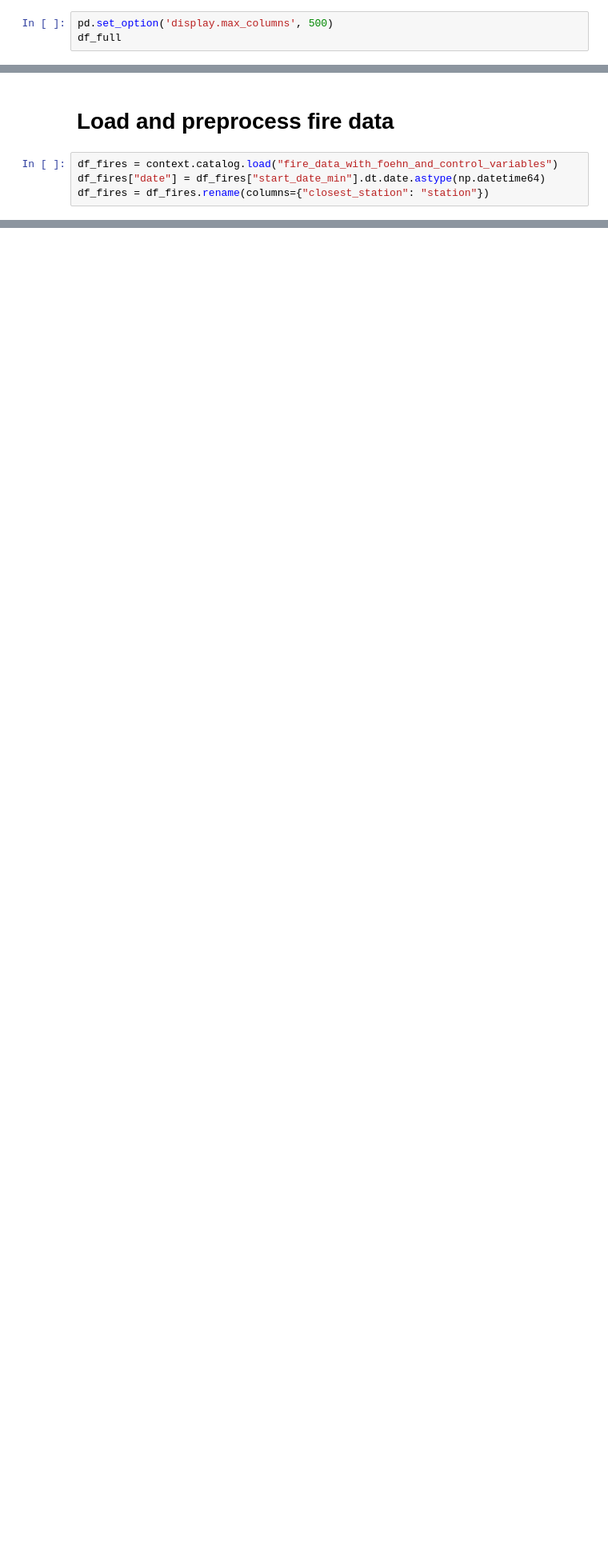
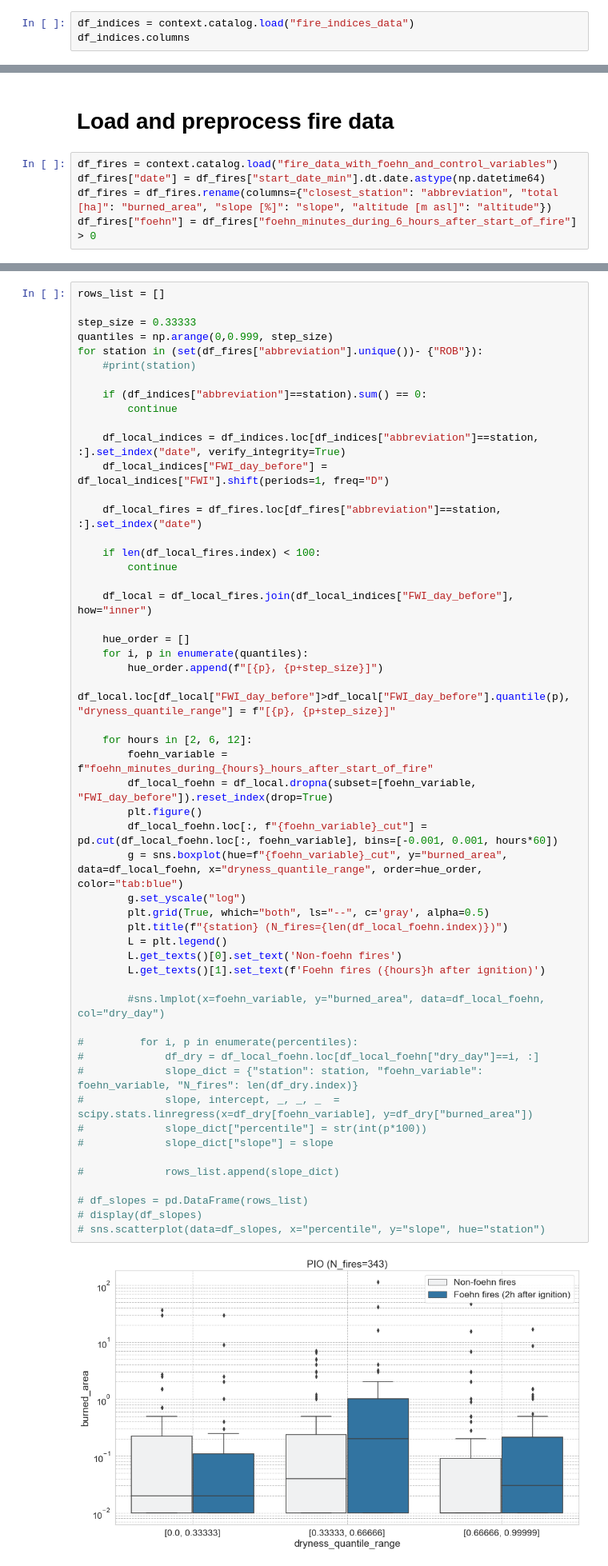
Before and after one commit to ch-mon/foehn-fire-impact, a Jupyter notebook: notebooks/03_modelling/prediction_models.ipynb, the cells around one changed output, grey strips where cells are left out. Shown at 80% size. Cells and saved outputs as stored; diff of their text form; blank space fills up the shorter version.

```diff
--- a/notebooks/03_modelling/prediction_models.ipynb
+++ b/notebooks/03_modelling/prediction_models.ipynb
@@ -111,4 +29,4 @@ df_full = df_full.rename(columns={"DateYYYYMMDD": "date"})
 # %%
-pd.set_option('display.max_columns', 500)
-df_full
+df_indices = context.catalog.load("fire_indices_data")
+df_indices.columns
 # %% [output]
@@ -132,5 +54,6 @@ indice_cols_to_keep = ["date", "station", "region", "T", "Tmax", "Tmin", "H", "U
 # %%
 df_fires = context.catalog.load("fire_data_with_foehn_and_control_variables")
 df_fires["date"] = df_fires["start_date_min"].dt.date.astype(np.datetime64)
-df_fires = df_fires.rename(columns={"closest_station": "station"})
+df_fires = df_fires.rename(columns={"closest_station": "abbreviation", "total [ha]": "burned_area", "slope [%]": "slope", "altitude [m asl]": "altitude"})
+df_fires["foehn"] = df_fires["foehn_minutes_during_6_hours_after_start_of_fire"] > 0
 # %% [output]
@@ -165,0 +92,55 @@ from sklearn.model_selection import train_test_split
+# %%
+rows_list = []
+
+step_size = 0.33333
+quantiles = np.arange(0,0.999, step_size)
+for station in (set(df_fires["abbreviation"].unique())- {"ROB"}):
+    #print(station)
+
+    if (df_indices["abbreviation"]==station).sum() == 0:
+        continue
+
+    df_local_indices = df_indices.loc[df_indices["abbreviation"]==station, :].set_index("date", verify_integrity=True)
+    df_local_indices["FWI_day_before"] = df_local_indices["FWI"].shift(periods=1, freq="D")
+
+    df_local_fires = df_fires.loc[df_fires["abbreviation"]==station, :].set_index("date")
+
+    if len(df_local_fires.index) < 100:
+        continue
+
+    df_local = df_local_fires.join(df_local_indices["FWI_day_before"], how="inner")
+
+    hue_order = []
+    for i, p in enumerate(quantiles):
+        hue_order.append(f"[{p}, {p+step_size}]")
+        df_local.loc[df_local["FWI_day_before"]>df_local["FWI_day_before"].quantile(p), "dryness_quantile_range"] = f"[{p}, {p+step_size}]"
+
+    for hours in [2, 6, 12]:
+        foehn_variable = f"foehn_minutes_during_{hours}_hours_after_start_of_fire"
+        df_local_foehn = df_local.dropna(subset=[foehn_variable, "FWI_day_before"]).reset_index(drop=True)
+        plt.figure()
+        df_local_foehn.loc[:, f"{foehn_variable}_cut"] = pd.cut(df_local_foehn.loc[:, foehn_variable], bins=[-0.001, 0.001, hours*60])
+        g = sns.boxplot(hue=f"{foehn_variable}_cut", y="burned_area", data=df_local_foehn, x="dryness_quantile_range", order=hue_order, color="tab:blue")
+        g.set_yscale("log")
+        plt.grid(True, which="both", ls="--", c='gray', alpha=0.5)
+        plt.title(f"{station} (N_fires={len(df_local_foehn.index)})")
+        L = plt.legend()
+        L.get_texts()[0].set_text('Non-foehn fires')
+        L.get_texts()[1].set_text(f'Foehn fires ({hours}h after ignition)')
+
+        #sns.lmplot(x=foehn_variable, y="burned_area", data=df_local_foehn, col="dry_day")
+
+#         for i, p in enumerate(percentiles):
+#             df_dry = df_local_foehn.loc[df_local_foehn["dry_day"]==i, :]
+#             slope_dict = {"station": station, "foehn_variable": foehn_variable, "N_fires": len(df_dry.index)}
+#             slope, intercept, _, _, _  = scipy.stats.linregress(x=df_dry[foehn_variable], y=df_dry["burned_area"])
+#             slope_dict["percentile"] = str(int(p*100))
+#             slope_dict["slope"] = slope
+
+#             rows_list.append(slope_dict)
+
+# df_slopes = pd.DataFrame(rows_list)
+# display(df_slopes)
+# sns.scatterplot(data=df_slopes, x="percentile", y="slope", hue="station")
+# %% [output]
+[figure, added]
```
Also changed, not shown: parts of 55 cells of this notebook, 2 other files.
